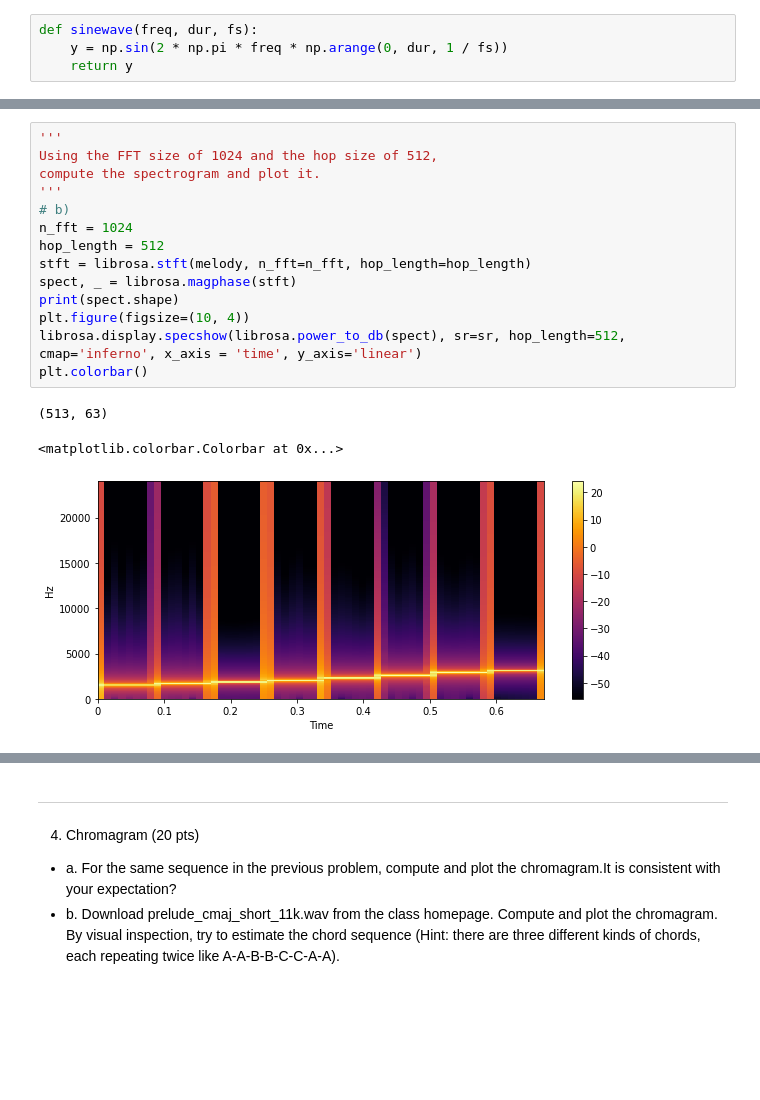
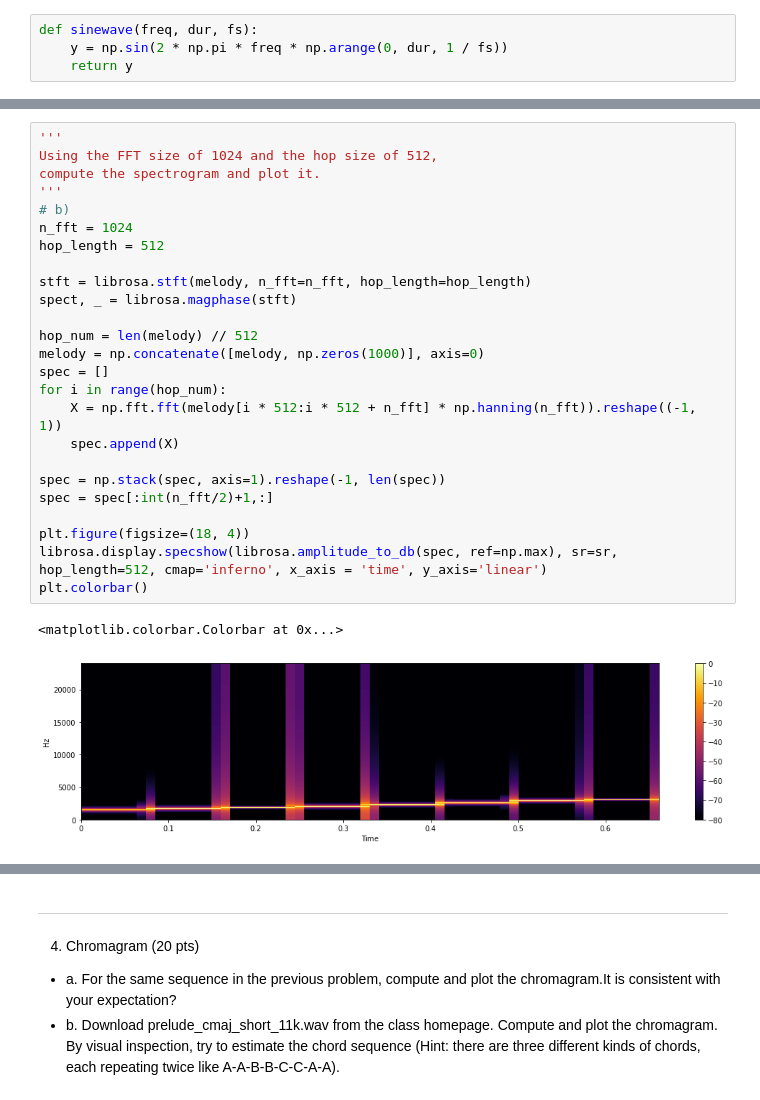
Before and after one commit to changwoonchoi/cl2020, a Jupyter notebook: as_2/assignment02.ipynb, the cells around one changed output, grey strips where cells are left out. Drawn from its saved outputs; the diff is of its cells as text; blank space fills up the shorter version.

```diff
--- a/as_2/assignment02.ipynb
+++ b/as_2/assignment02.ipynb
@@ -446,21 +446,31 @@ ipd.Audio(melody, rate=fs, autoplay=False)
 # %%
 '''
 Using the FFT size of 1024 and the hop size of 512,
 compute the spectrogram and plot it.
 '''
 # b)
 n_fft = 1024
 hop_length = 512
+
 stft = librosa.stft(melody, n_fft=n_fft, hop_length=hop_length)
 spect, _ = librosa.magphase(stft)
-print(spect.shape)
-plt.figure(figsize=(10, 4))
-librosa.display.specshow(librosa.power_to_db(spect), sr=sr, hop_length=512, cmap='inferno', x_axis = 'time', y_axis='linear')
+
+hop_num = len(melody) // 512
+melody = np.concatenate([melody, np.zeros(1000)], axis=0)
+spec = []
+for i in range(hop_num):
+    X = np.fft.fft(melody[i * 512:i * 512 + n_fft] * np.hanning(n_fft)).reshape((-1, 1))
+    spec.append(X)
+
+spec = np.stack(spec, axis=1).reshape(-1, len(spec))
+spec = spec[:int(n_fft/2)+1,:]
+
+plt.figure(figsize=(18, 4))
+librosa.display.specshow(librosa.amplitude_to_db(spec, ref=np.max), sr=sr, hop_length=512, cmap='inferno', x_axis = 'time', y_axis='linear')
 plt.colorbar()
 # %% [output]
-(513, 63)
+<matplotlib.colorbar.Colorbar at 0x...>
-<matplotlib.colorbar.Colorbar at 0x...>
-[figure, old version]
+[figure, new version]
 # %%
 '''
 Using  𝑓𝑚𝑖𝑛=27.5  Hz,  𝑓𝑚𝑎𝑥=𝑓𝑠/2  and,  𝐵=12
```
Also changed, not shown: parts of 2 cells of this notebook.
